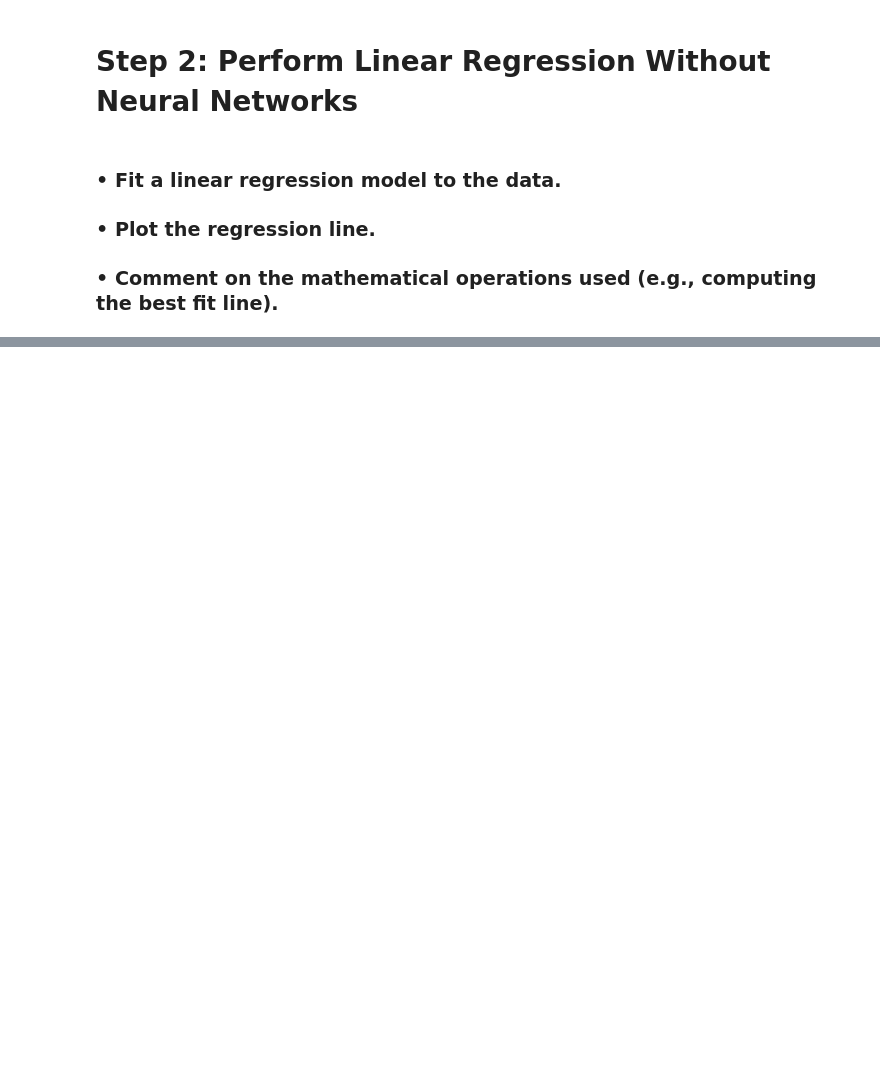
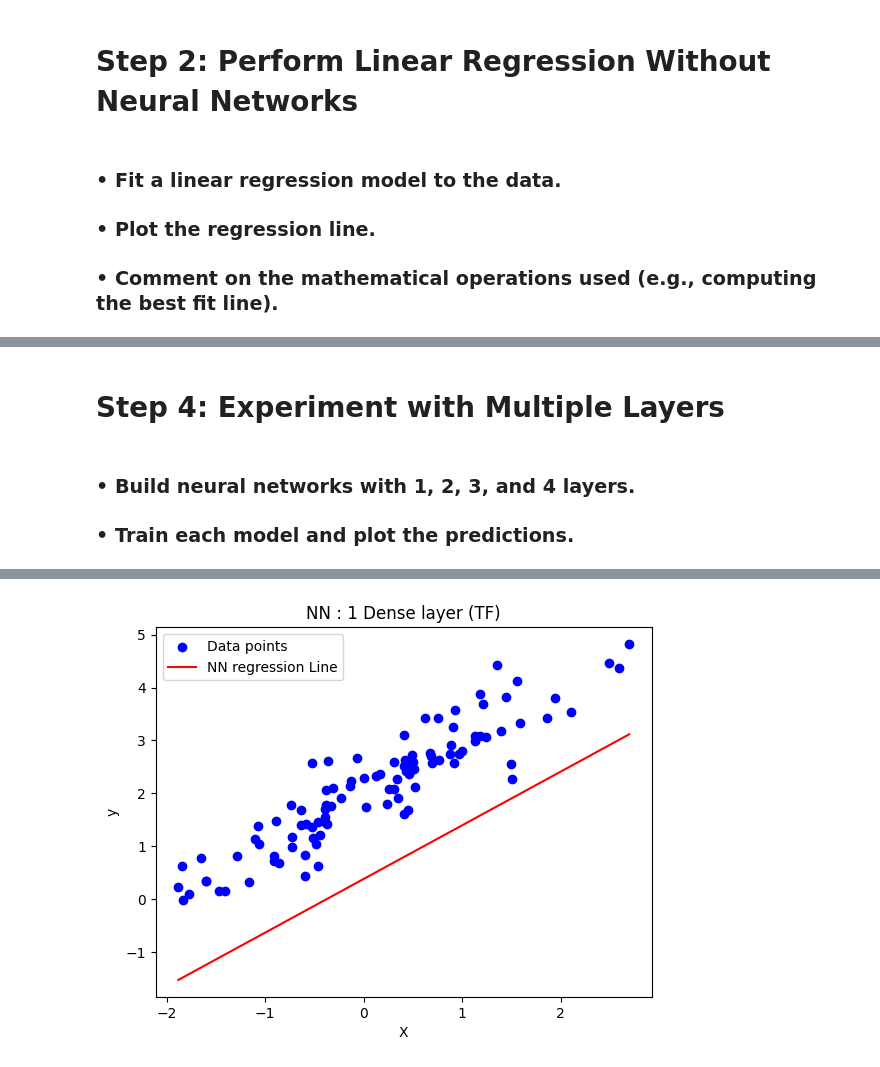
Before and after one commit to akshayparate123/Stevens-Data-Science-Coursework, a Jupyter notebook: CS 583/Programming Assignment 1.ipynb, the cells around one changed output, grey strips where cells are left out. Saved outputs shown, nothing was run; the diff lists cells and outputs as text; code cells hidden in the pictures; blank space fills up the shorter version.

```diff
--- a/CS 583/Programming Assignment 1.ipynb
+++ b/CS 583/Programming Assignment 1.ipynb
@@ -105,0 +161,5 @@ slopeList[least_value_index],interceptList[least_value_index]
+# %% [markdown]
+# Step 4: Experiment with Multiple Layers
+# %% [markdown]
+### • Build neural networks with 1, 2, 3, and 4 layers.
+### • Train each model and plot the predictions.
@@ -105,0 +169,27 @@ slopeList[least_value_index],interceptList[least_value_index]
+# %%
+#initializing the model
+model = Sequential()
+#Adding dense layer to the model with 1 neuron and 1 input. Activation function is linear
+model.add(Dense(1,input_dim = 1,activation="linear"))
+#Compiling the model by optimizing the loss using ADAM optimizer and loss is calculated using MSE.
+model.compile(optimizer='adam',loss='mean_squared_error')
+#Training the model over 100 epochs
+one_layer_nn_history = model.fit(random_data_points_x,random_data_points_y,epochs = 100, verbose = 0)
+#Predicting the output using trained model
+y_pred_one_layer = model.predict(random_data_points_x)
+
+#Sorting the predicted values
+df = pd.DataFrame()
+df["x"] = random_data_points_x
+df["y"] = y_pred_one_layer.flatten().tolist()
+sorted_df = df.sort_values(by='y', ascending=True)
+
+
+plt.scatter(random_data_points_x, random_data_points_y, color="blue", label="Data points")
+plt.plot(list(sorted_df["x"]),list(sorted_df["y"]), color="red", label="NN regression Line")
+plt.xlabel("X")
+plt.ylabel("y")
+plt.legend()
+plt.title("NN : 1 Dense layer (TF)")
+plt.show()
+# %% [output]
@@ -105,0 +197 @@ slopeList[least_value_index],interceptList[least_value_index]
+[figure, added]
```
Also changed, not shown: parts of 44 cells of this notebook, 10 other files.
